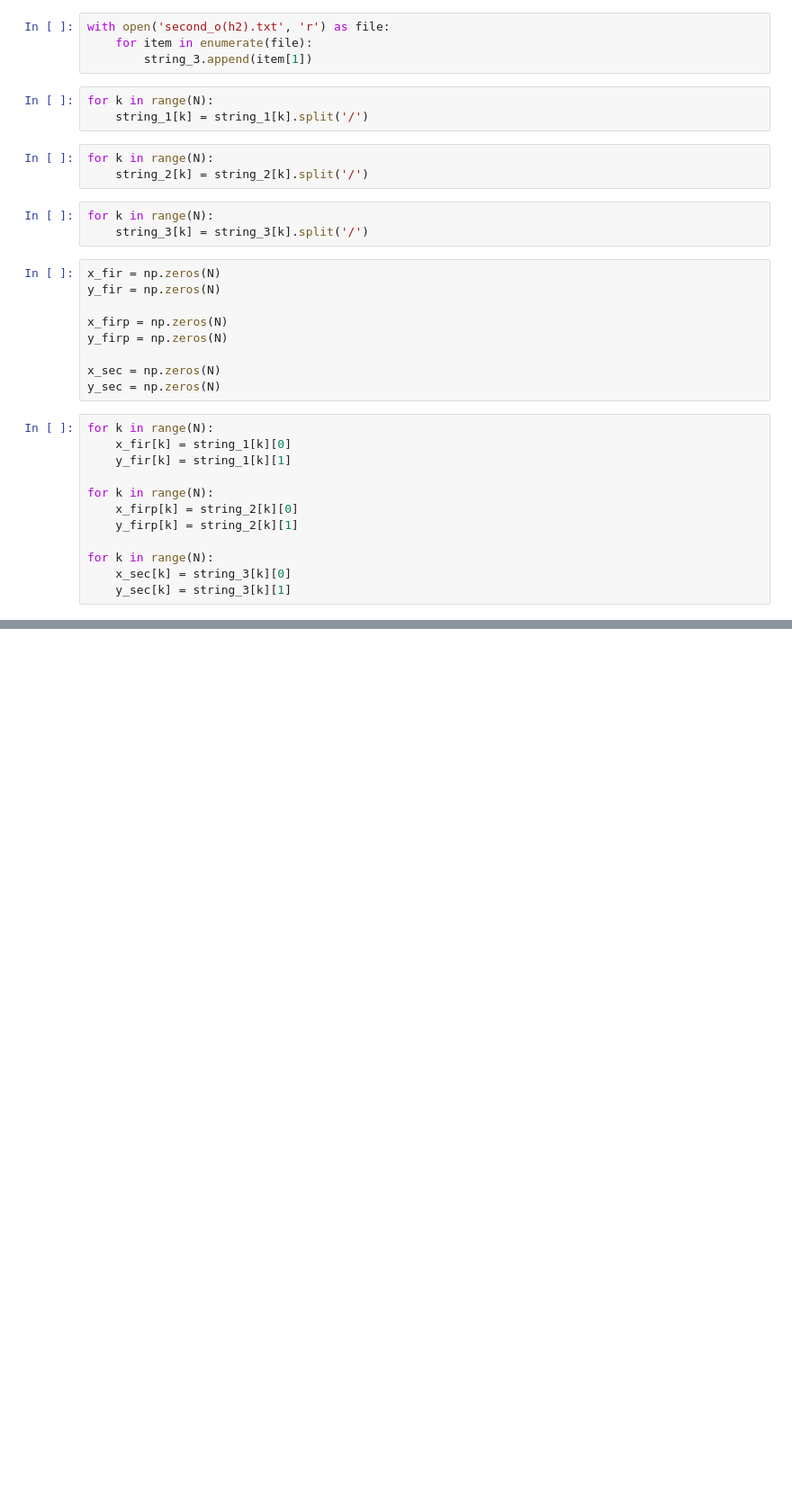
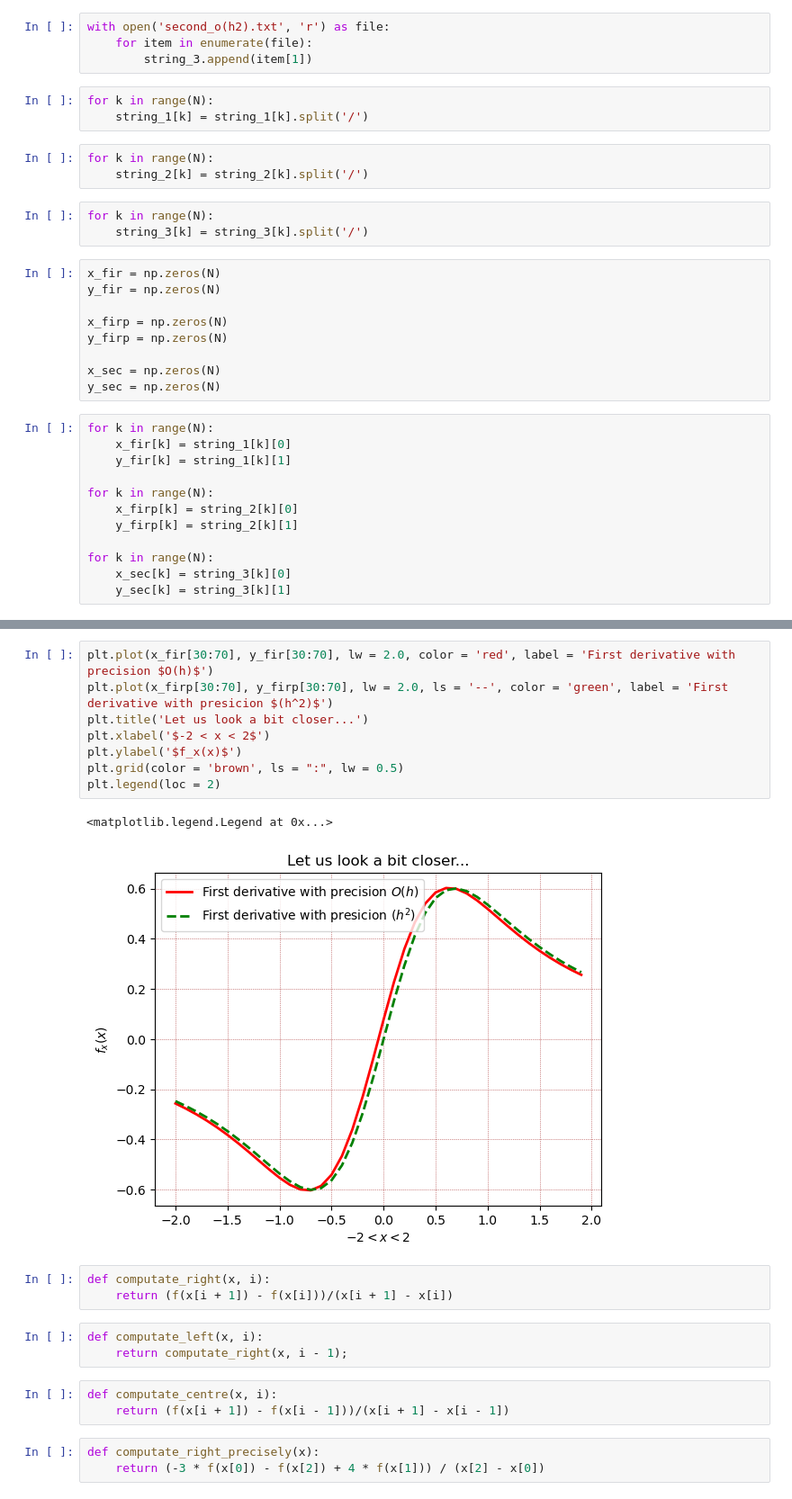
Before and after one commit to necoarcreator/step_in_chislaki, a Jupyter notebook: stepin1vis.ipynb, the cells around one changed output, grey strips where cells are left out. Shown: that part at 90% size. Drawn from its saved outputs; the diff is of its cells as text; blank space fills up the shorter version.

```diff
--- a/stepin1vis.ipynb
+++ b/stepin1vis.ipynb
@@ -74,0 +87,23 @@ plt.legend(loc = 1)
+# %%
+plt.plot(x_fir[30:70], y_fir[30:70], lw = 2.0, color = 'red', label = 'First derivative with precision $O(h)$')
+plt.plot(x_firp[30:70], y_firp[30:70], lw = 2.0, ls = '--', color = 'green', label = 'First derivative with presicion $(h^2)$')
+plt.title('Let us look a bit closer...')
+plt.xlabel('$-2 < x < 2$')
+plt.ylabel('$f_x(x)$')
+plt.grid(color = 'brown', ls = ":", lw = 0.5)
+plt.legend(loc = 2)
+# %% [output]
+<matplotlib.legend.Legend at 0x...>
+[figure, added]
+# %%
+def computate_right(x, i):
+    return (f(x[i + 1]) - f(x[i]))/(x[i + 1] - x[i])
+# %%
+def computate_left(x, i):
+    return computate_right(x, i - 1);
+# %%
+def computate_centre(x, i):
+    return (f(x[i + 1]) - f(x[i - 1]))/(x[i + 1] - x[i - 1])
+# %%
+def computate_right_precisely(x):
+    return (-3 * f(x[0]) - f(x[2]) + 4 * f(x[1])) / (x[2] - x[0])
```
Also changed, not shown: parts of 21 cells of this notebook, 2 other files.
